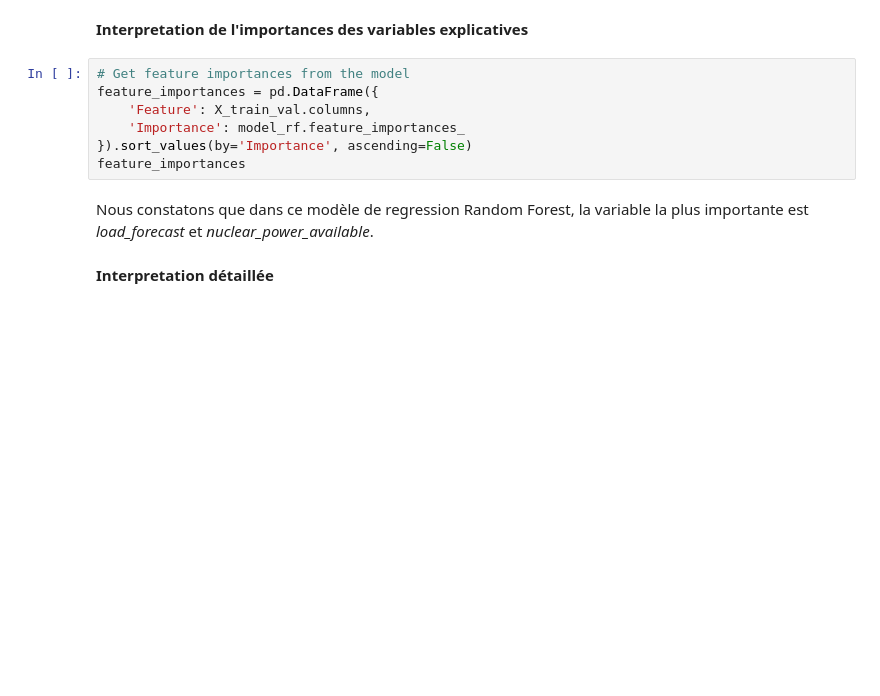
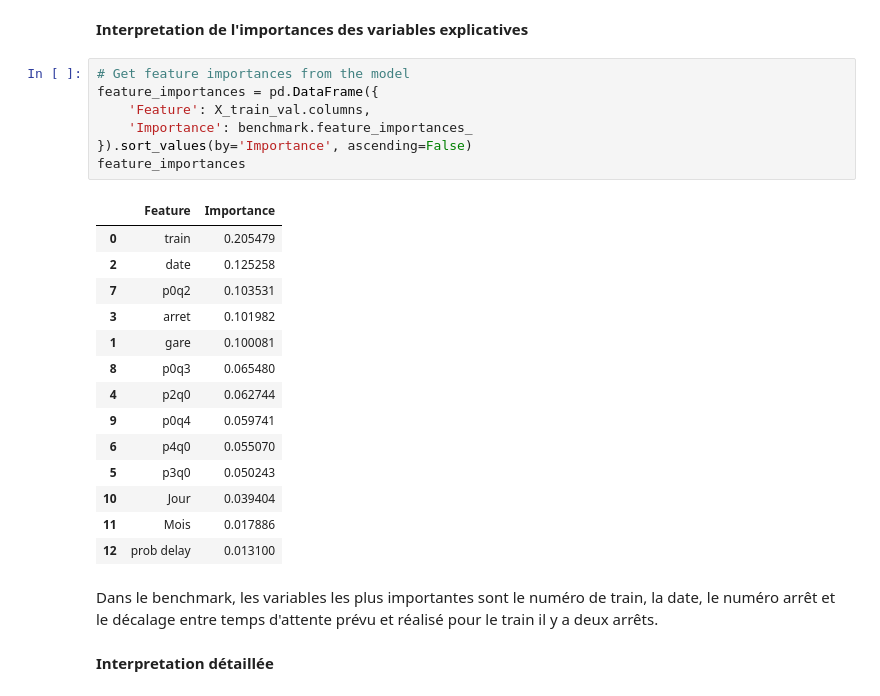
Before and after one commit to Timodang/Projet_ML, a Jupyter notebook: projet_ML.ipynb, the cells around one changed output. Saved outputs shown, nothing was run; the diff lists cells and outputs as text; blank space fills up the shorter version.

```diff
--- a/projet_ML.ipynb
+++ b/projet_ML.ipynb
@@ -1324,11 +1285,26 @@ y_pred_soft.to_csv("y_test_soft.csv")
 # %%
 # Get feature importances from the model
 feature_importances = pd.DataFrame({
     'Feature': X_train_val.columns,
-    'Importance': model_rf.feature_importances_
+    'Importance': benchmark.feature_importances_
 }).sort_values(by='Importance', ascending=False)
 feature_importances
+# %% [output]
+|  | Feature | Importance |
+| 0 | train | 0.205479 |
+| 2 | date | 0.125258 |
+| 7 | p0q2 | 0.103531 |
+| 3 | arret | 0.101982 |
+| 1 | gare | 0.100081 |
+| 8 | p0q3 | 0.065480 |
+| 4 | p2q0 | 0.062744 |
+| 9 | p0q4 | 0.059741 |
+| 6 | p4q0 | 0.055070 |
+| 5 | p3q0 | 0.050243 |
+| 10 | Jour | 0.039404 |
+| 11 | Mois | 0.017886 |
+| 12 | prob delay | 0.013100 |
-# %% [markdown]
-Nous constatons que dans ce modèle de regression Random Forest, la variable la plus importante est *load_forecast* et *nuclear_power_available*.
+# %% [markdown]
+Dans le benchmark, les variables les plus importantes sont le numéro de train, la date, le numéro arrêt et le décalage entre temps d'attente prévu et réalisé pour le train il y a deux arrêts.
 # %% [markdown]
 **Interpretation détaillée**
```
Also changed, not shown: parts of 71 cells of this notebook, 1 other file.
